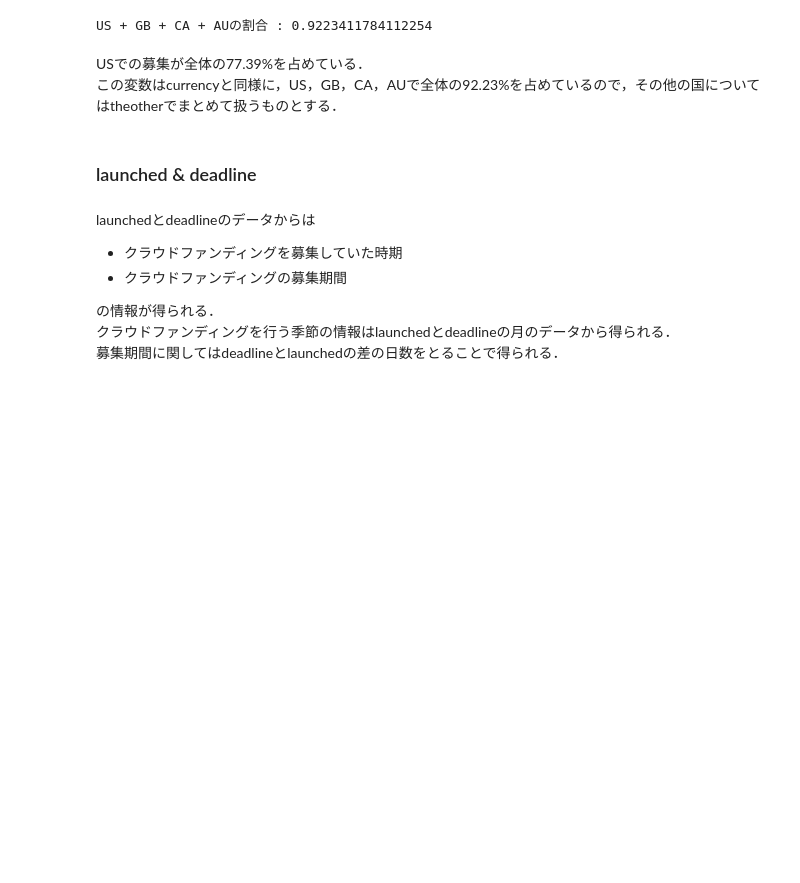
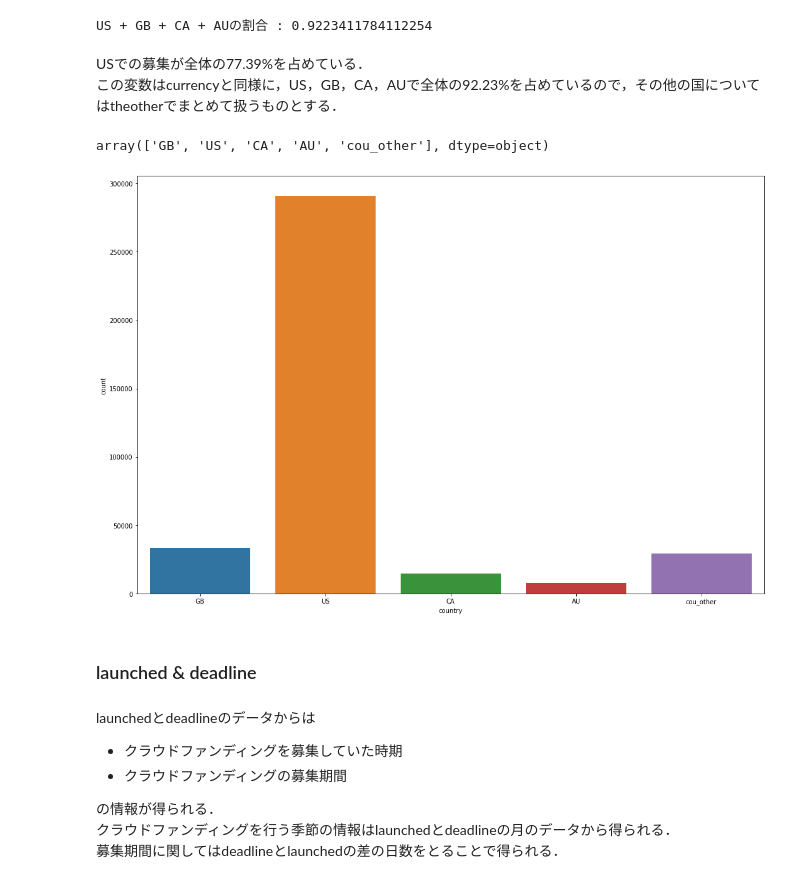
Before and after one commit to TSk-s/Intern, a Jupyter notebook: kickstarter_classification_1.ipynb, the cells around one changed output. Saved outputs shown, nothing was run; the diff lists cells and outputs as text; code cells hidden in the pictures; blank space fills up the shorter version.

```diff
--- a/kickstarter_classification_1.ipynb
+++ b/kickstarter_classification_1.ipynb
@@ -349,6 +361,18 @@ US + GB + CA + AUの割合 : 0.9223411784112254
 # %% [markdown]
 USでの募集が全体の77.39%を占めている．<br>
 この変数はcurrencyと同様に，US，GB，CA，AUで全体の92.23%を占めているので，その他の国についてはtheotherでまとめて扱うものとする．
+# %%
+# US, GB, CA, AU以外をcou_otherに書き換える
+data = data.replace({'NO' : 'cou_other', 'IT' : 'cou_other', 'DE' : 'cou_other', 'IE' : 'cou_other', 'MX' : 'cou_other', 'ES' : 'cou_other', 'N,0"' : 'cou_other', 'SE' : 'cou_other', 'FR' : 'cou_other', 'NL' : 'cou_other', 'NZ' : 'cou_other', 'CH' : 'cou_other', 'AT' : 'cou_other', 'DK' : 'cou_other', 'BE' : 'cou_other', 'HK' : 'cou_other', 'LU' : 'cou_other', 'SG' : 'cou_other', 'JP' : 'cou_other'})
+data['country'].unique()
+# %% [output]
+array(['GB', 'US', 'CA', 'AU', 'cou_other'], dtype=object)
+# %%
+plt.figure(figsize=(15, 10))
+sns.countplot(x='country', data=data)
+plt.tight_layout()
+# %% [output]
+[figure, added]
 # %% [markdown]
 ### launched & deadline
 # %% [markdown]
```
Also changed, not shown: parts of 2 cells of this notebook.
